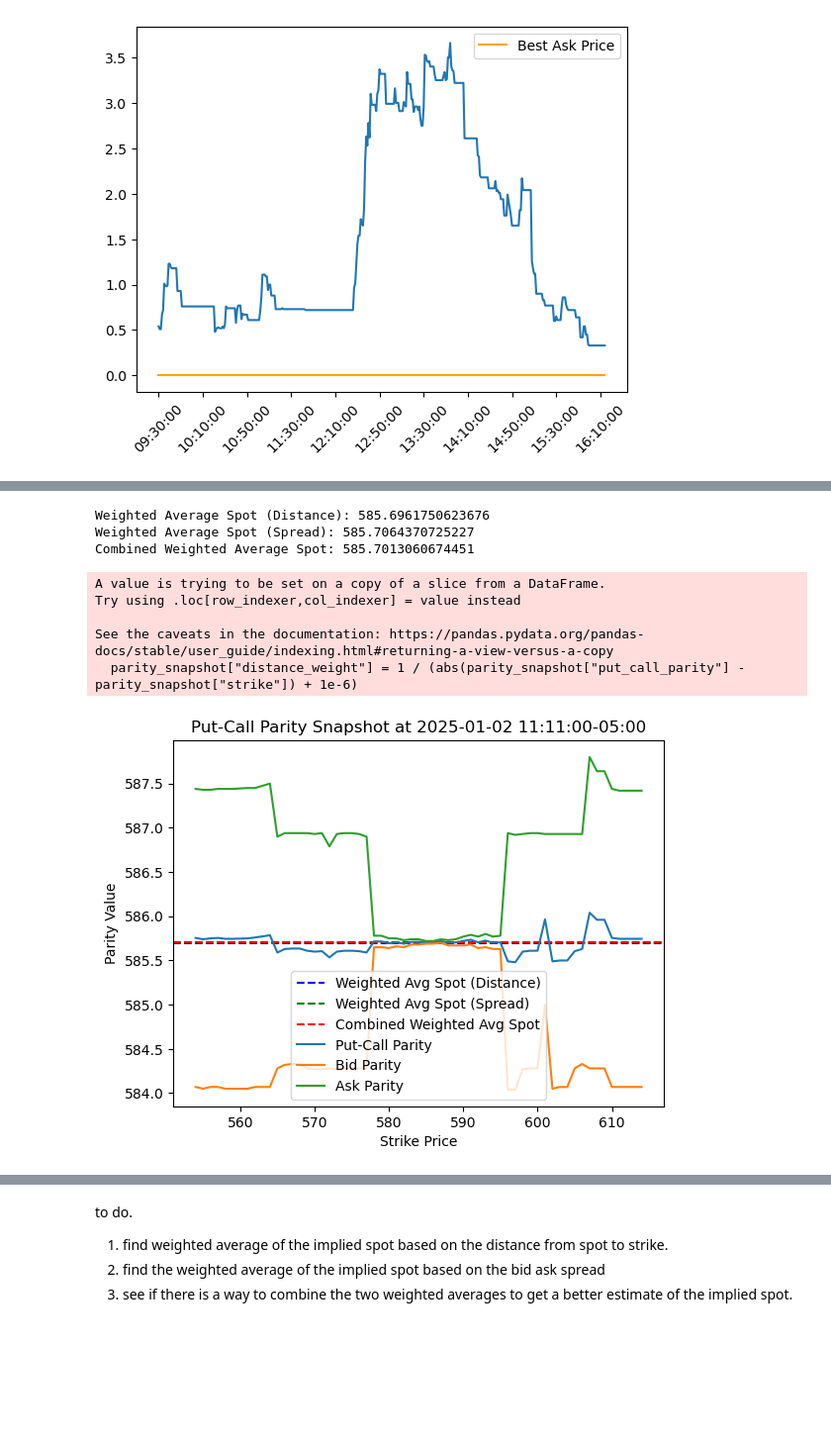
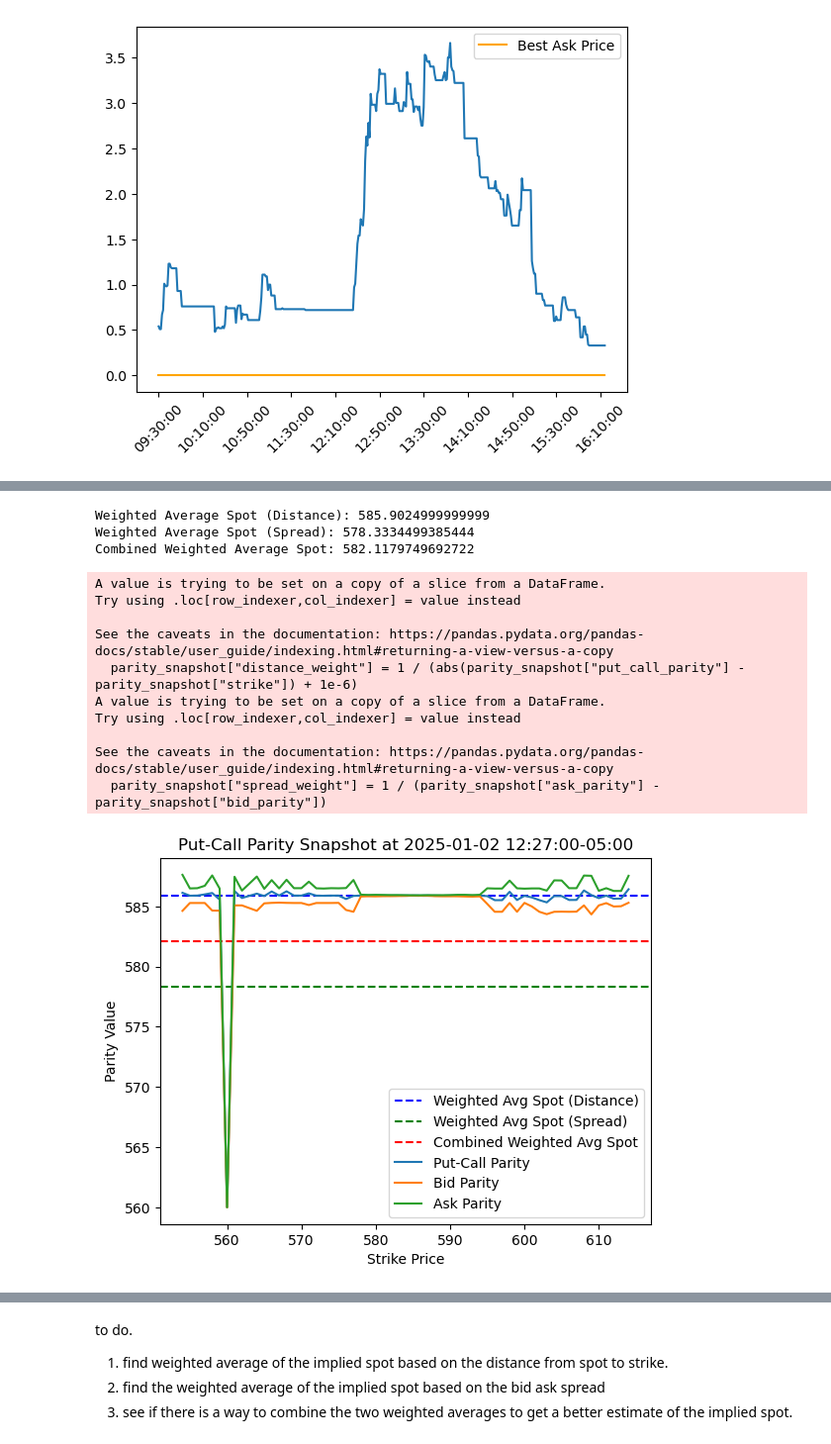
Before and after one commit to stirlitzzz/daily_options1, a Jupyter notebook: polygon_explore2.ipynb, the cells around one changed output, grey strips where cells are left out. Shown at 99% size. Cells and saved outputs as stored; diff of their text form; code cells hidden in the pictures; blank space fills up the shorter version.

```diff
--- a/polygon_explore2.ipynb
+++ b/polygon_explore2.ipynb
@@ -738,6 +738,12 @@ df_allq=pd.read_csv("data/daily_quotes_1d_2025-01-02.csv")
 df_allq["timestamp_est"] = pd.to_datetime(df_allq["timestamp_est"])
 # %%
 tickers=df_allq['ticker'].unique()
+# %%
+from polygon_utils import aggregate_option_quotes,parse_option_ticker
+df = aggregate_option_quotes(df_allq)
+df[['underlying', 'expiration', 'strike', 'option_type']] = df['ticker'].apply(
+    lambda x: pd.Series(parse_option_ticker(x))
+)
 # %%
 def create_snapshot(df):
     """
@@ -830,7 +836,7 @@ data = {
 df_test = pd.DataFrame(data)
 
 # Convert minute column to datetime
-df_test["minute"] = pd.to_datetime(df["minute"])
+df_test["minute"] = pd.to_datetime(df_test["minute"])
 
 # Compute mid-price
 df_test["mid_price"] = (df_test["bid_price"] + df_test["best_ask_price"]) / 2
@@ -860,8 +866,8 @@ def compute_put_call_parity(df):
     df=copy.deepcopy(df)
     # Assign +1 for Calls, -1 for Puts
     df["delta_sign"] = df["option_type"].map({"C": 1, "P": -1})
-    df["bid_contrib"]=df.apply(lambda x: x["bid_price"] if x["delta_sign"]==1 else x["best_ask_price"], axis=1)
-    df["ask_contrib"]=df.apply(lambda x: x["best_ask_price"] if x["delta_sign"]==1 else x["bid_price"], axis=1)
+    df["bid_contrib"]=df.apply(lambda x: x["bid_price"] if x["delta_sign"]==1 else x["ask_price"], axis=1)
+    df["ask_contrib"]=df.apply(lambda x: x["ask_price"] if x["delta_sign"]==1 else x["bid_price"], axis=1)
 
     #df["bid_contrib"]=df["bid_price"] if df["delta_sign"]==1 else df["best_ask_price"]
     #df["ask_contrib"]=df["best_ask_price"] if df["delta_sign"]==1 else df["bid_price"]
@@ -903,43 +1452,48 @@ SyntaxError: invalid syntax (1307811696.py, line 2)
 # %%
 import matplotlib.pyplot as plt
-minute=df_parity["minute"].iloc[100]
+minute=df_parity["minute"].iloc[176]
 parity_snapshot = df_parity[df_parity["minute"] == minute]
 # Calculate the weighted average of the implied spot based on the distance from spot to strike
 # Calculate the weighted average of the implied spot based on the distance from spot to strike
 parity_snapshot["distance_weight"] = 1 / (abs(parity_snapshot["put_call_parity"] - parity_snapshot["strike"]) + 1e-6)
-weighted_avg_spot_distance = (parity_snapshot["put_call_parity"] * parity_snapshot["distance_weight"]).sum() / parity_snapshot["distance_weight"].sum()
-
+#weighted_avg_spot_distance = (parity_snapshot["put_call_parity"] * parity_snapshot["distance_weight"]).sum() / parity_snapshot["distance_weight"].sum()
+weighted_avg_spot_distance = (parity_snapshot["put_call_parity"]).median()
 # Calculate the weighted average of the implied spot based on the bid-ask spread
-df_parity["spread_weight"] = 1 / (parity_snapshot["ask_parity"] - parity_snapshot["bid_parity"])
+parity_snapshot["spread_weight"] = 1 / (parity_snapshot["ask_parity"] - parity_snapshot["bid_parity"])
 weighted_avg_spot_spread = (parity_snapshot["put_call_parity"] * parity_snapshot["spread_weight"]).sum() / parity_snapshot["spread_weight"].sum()
 
 # Combine the two weighted averages to get a better estimate of the implied spot
 combined_weighted_avg_spot = (weighted_avg_spot_distance + weighted_avg_spot_spread) / 2
 print(f"Weighted Average Spot (Distance): {weighted_avg_spot_distance}")
 print(f"Weighted Average Spot (Spread): {weighted_avg_spot_spread}")
 print(f"Combined Weighted Average Spot: {combined_weighted_avg_spot}")
 
 # Add horizontal lines for the weighted averages
 plt.axhline(y=weighted_avg_spot_distance, color='blue', linestyle='--', label='Weighted Avg Spot (Distance)')
 plt.axhline(y=weighted_avg_spot_spread, color='green', linestyle='--', label='Weighted Avg Spot (Spread)')
 plt.axhline(y=combined_weighted_avg_spot, color='red', linestyle='--', label='Combined Weighted Avg Spot')
 parity_snapshot = df_parity[df_parity["minute"] == minute]
 
 plt.plot(parity_snapshot["strike"], parity_snapshot["put_call_parity"], label="Put-Call Parity")
 plt.plot(parity_snapshot["strike"], parity_snapshot["bid_parity"], label="Bid Parity")
 plt.plot(parity_snapshot["strike"], parity_snapshot["ask_parity"], label="Ask Parity")
 plt.xlabel("Strike Price")
 plt.ylabel("Parity Value")
 plt.title(f"Put-Call Parity Snapshot at {minute}")
 plt.legend()
 plt.show()
 # %% [output]
-Weighted Average Spot (Distance): 585.6961750623676
-Weighted Average Spot (Spread): 585.7064370725227
-Combined Weighted Average Spot: 585.7013060674451
+Weighted Average Spot (Distance): 585.9024999999999
+Weighted Average Spot (Spread): 578.3334499385444
+Combined Weighted Average Spot: 582.1179749692722
 A value is trying to be set on a copy of a slice from a DataFrame.
 Try using .loc[row_indexer,col_indexer] = value instead
 
 See the caveats in the documentation: https://pandas.pydata.org/pandas-docs/stable/user_guide/indexing.html#returning-a-view-versus-a-copy
   parity_snapshot["distance_weight"] = 1 / (abs(parity_snapshot["put_call_parity"] - parity_snapshot["strike"]) + 1e-6)
+A value is trying to be set on a copy of a slice from a DataFrame.
+Try using .loc[row_indexer,col_indexer] = value instead
+
+See the caveats in the documentation: https://pandas.pydata.org/pandas-docs/stable/user_guide/indexing.html#returning-a-view-versus-a-copy
+  parity_snapshot["spread_weight"] = 1 / (parity_snapshot["ask_parity"] - parity_snapshot["bid_parity"])
-[figure, old version]
+[figure, new version]
```
Also changed, not shown: parts of 45 cells of this notebook, 4 other files.
